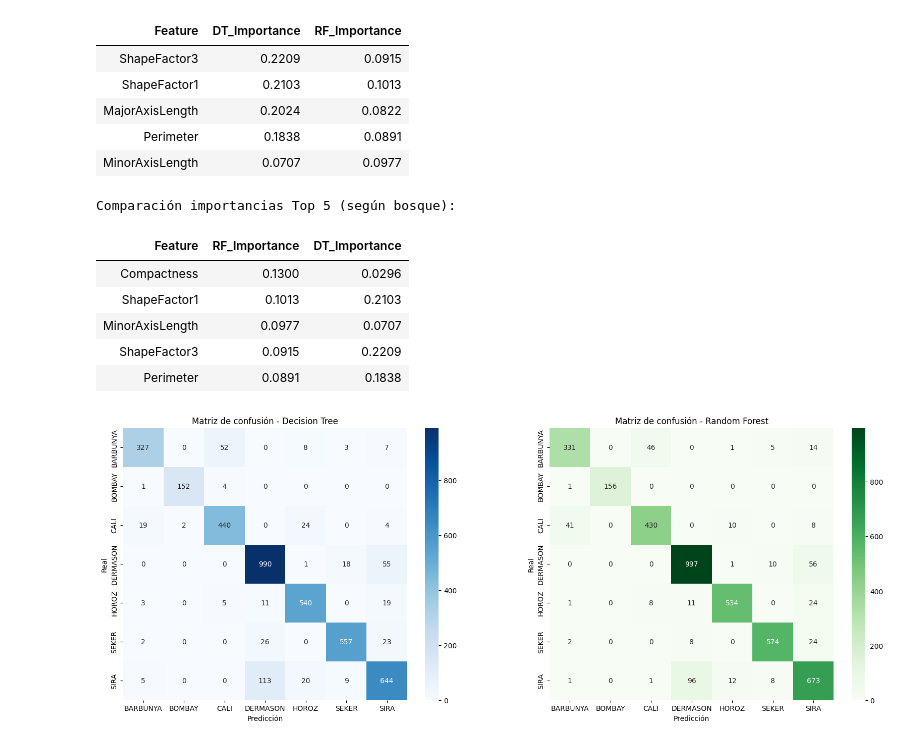
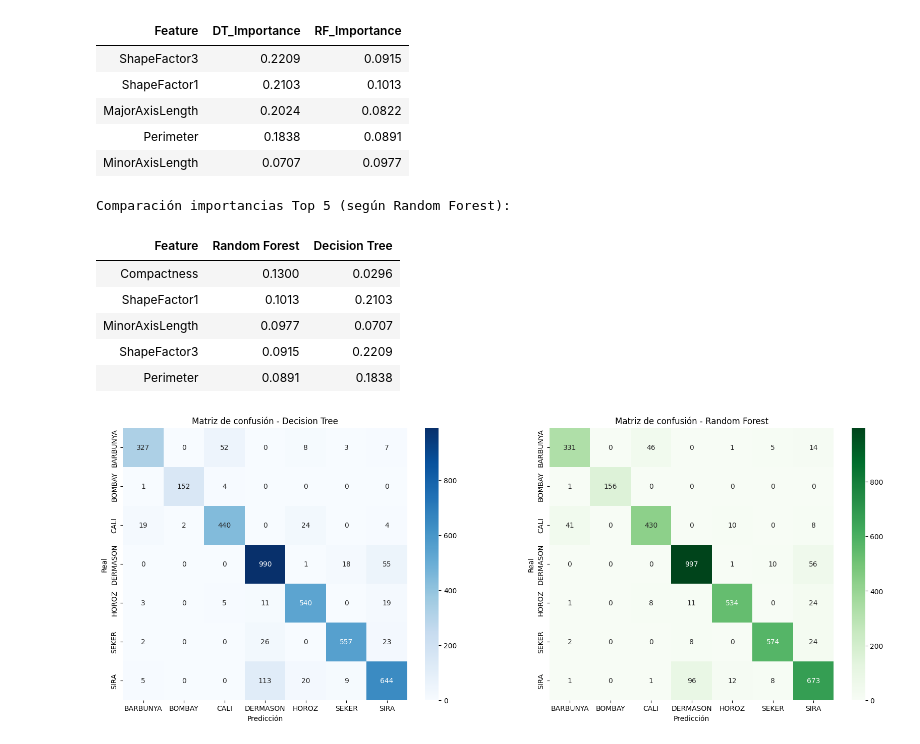
Before and after one commit to BaljeetTM/Tarea1_dataScience, a Jupyter notebook: tarea7.ipynb, the cells around one changed output. Drawn from its saved outputs; the diff is of its cells as text; code cells hidden in the pictures.

```diff
--- a/tarea7.ipynb
+++ b/tarea7.ipynb
@@ -170,19 +170,19 @@ Comparación importancias Top 5 (según árbol):
 # %%
 comp_top5_rf = pd.DataFrame({
     'RandomForest_importance': top5_forest,
     'DecisionTree_importance': importancias_arbol.reindex(top5_forest.index)
 }).fillna(0)
-print('\nComparación importancias Top 5 (según bosque):')
+print('\nComparación importancias Top 5 (según Random Forest):')
 pt_comp_rf = PrettyTable()
-pt_comp_rf.field_names = ['Feature', 'RF_Importance', 'DT_Importance']
+pt_comp_rf.field_names = ['Feature', 'Random Forest', 'Decision Tree']
 for feat in comp_top5_rf.index:
     pt_comp_rf.add_row([feat,
                         f"{comp_top5_rf.loc[feat, 'RandomForest_importance']:.4f}",
                         f"{comp_top5_rf.loc[feat, 'DecisionTree_importance']:.4f}"])
 pt_comp_rf
 # %% [output]
-Comparación importancias Top 5 (según bosque):
+Comparación importancias Top 5 (según Random Forest):
-| Feature | RF_Importance | DT_Importance |
+| Feature | Random Forest | Decision Tree |
 | Compactness | 0.1300 | 0.0296 |
 | ShapeFactor1 | 0.1013 | 0.2103 |
 | MinorAxisLength | 0.0977 | 0.0707 |
```
Also changed, not shown: 3 other files.
